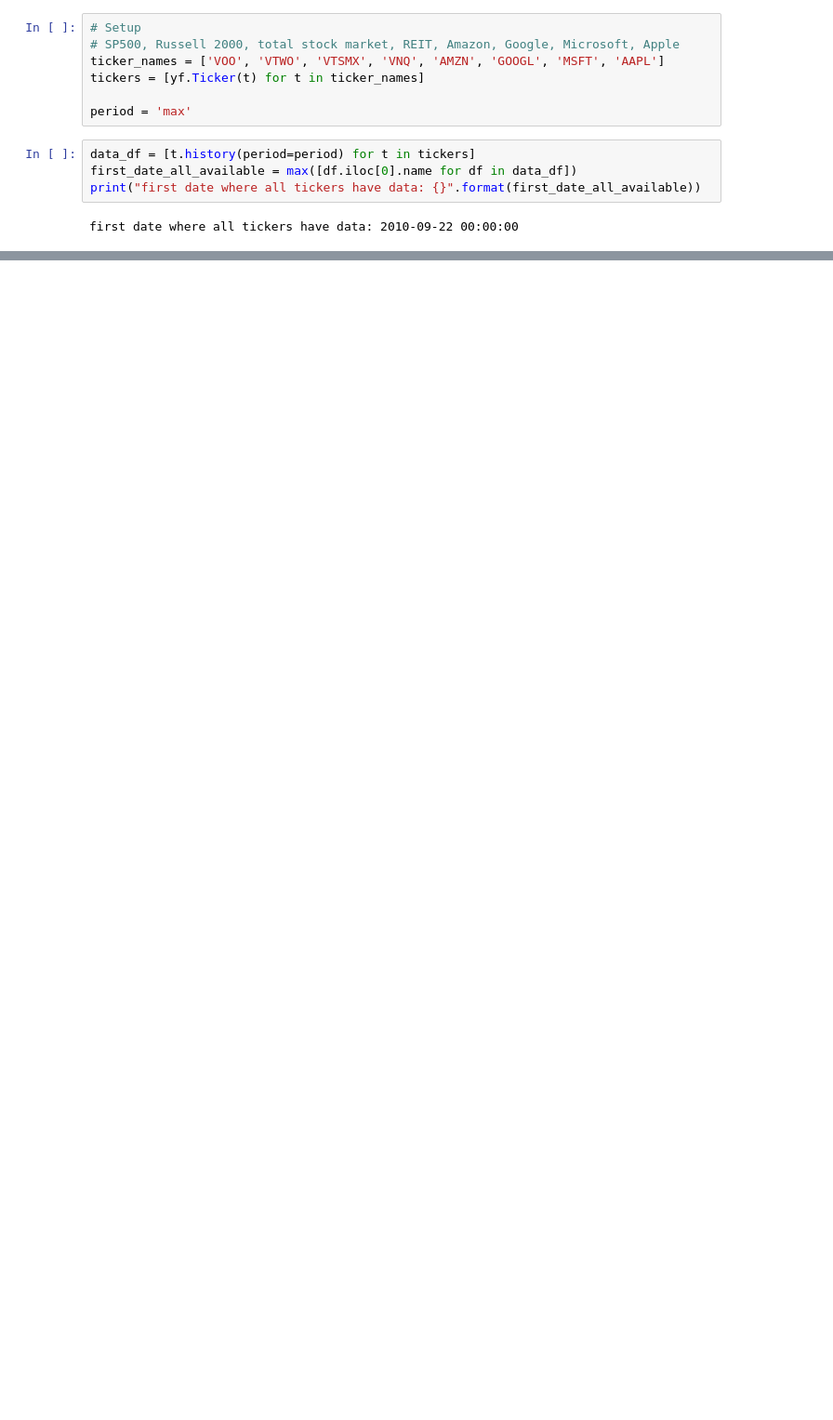
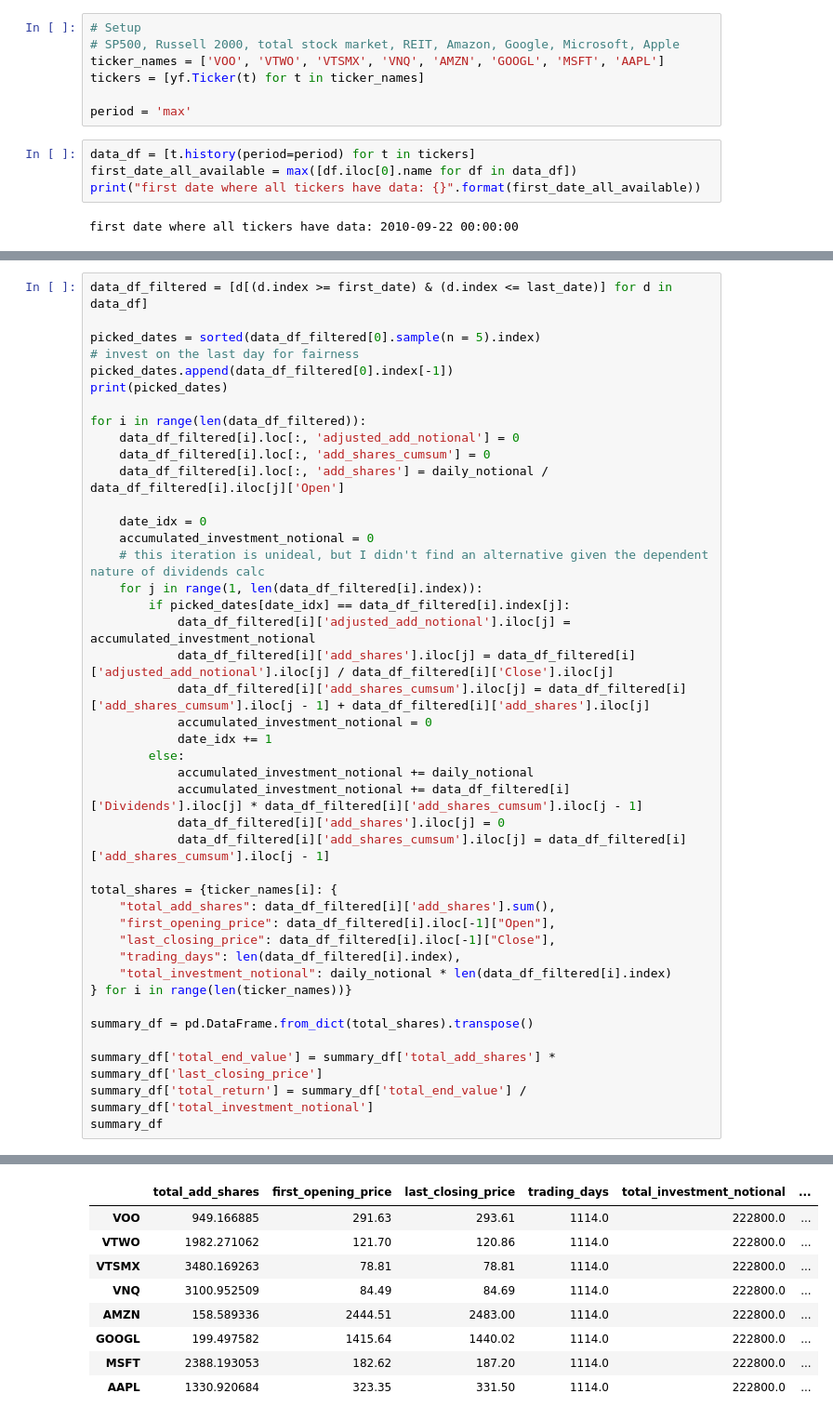
Before and after one commit to zhehaowang/zhehao.me, a Jupyter notebook: notebooks/dca.ipynb, the cells around one changed output, grey strips where cells are left out. Shown at 93% size. Saved outputs shown, nothing was run; the diff lists cells and outputs as text; blank space fills up the shorter version.

```diff
--- a/notebooks/dca.ipynb
+++ b/notebooks/dca.ipynb
@@ -112,0 +243,43 @@ summary_df
+# %%
+data_df_filtered = [d[(d.index >= first_date) & (d.index <= last_date)] for d in data_df]
+
+picked_dates = sorted(data_df_filtered[0].sample(n = 5).index)
+# invest on the last day for fairness
+picked_dates.append(data_df_filtered[0].index[-1])
+print(picked_dates)
+
+for i in range(len(data_df_filtered)):
+    data_df_filtered[i].loc[:, 'adjusted_add_notional'] = 0
+    data_df_filtered[i].loc[:, 'add_shares_cumsum'] = 0
+    data_df_filtered[i].loc[:, 'add_shares'] = daily_notional / data_df_filtered[i].iloc[j]['Open']
+
+    date_idx = 0
+    accumulated_investment_notional = 0
+    # this iteration is unideal, but I didn't find an alternative given the dependent nature of dividends calc
+    for j in range(1, len(data_df_filtered[i].index)):
+        if picked_dates[date_idx] == data_df_filtered[i].index[j]:
+            data_df_filtered[i]['adjusted_add_notional'].iloc[j] = accumulated_investment_notional
+            data_df_filtered[i]['add_shares'].iloc[j] = data_df_filtered[i]['adjusted_add_notional'].iloc[j] / data_df_filtered[i]['Close'].iloc[j]
+            data_df_filtered[i]['add_shares_cumsum'].iloc[j] = data_df_filtered[i]['add_shares_cumsum'].iloc[j - 1] + data_df_filtered[i]['add_shares'].iloc[j]
+            accumulated_investment_notional = 0
+            date_idx += 1
+        else:
+            accumulated_investment_notional += daily_notional
+            accumulated_investment_notional += data_df_filtered[i]['Dividends'].iloc[j] * data_df_filtered[i]['add_shares_cumsum'].iloc[j - 1]
+            data_df_filtered[i]['add_shares'].iloc[j] = 0
+            data_df_filtered[i]['add_shares_cumsum'].iloc[j] = data_df_filtered[i]['add_shares_cumsum'].iloc[j - 1]
+
+total_shares = {ticker_names[i]: {
+    "total_add_shares": data_df_filtered[i]['add_shares'].sum(),
+    "first_opening_price": data_df_filtered[i].iloc[-1]["Open"],
+    "last_closing_price": data_df_filtered[i].iloc[-1]["Close"],
+    "trading_days": len(data_df_filtered[i].index),
+    "total_investment_notional": daily_notional * len(data_df_filtered[i].index)
+} for i in range(len(ticker_names))}
+
+summary_df = pd.DataFrame.from_dict(total_shares).transpose()
+
+summary_df['total_end_value'] = summary_df['total_add_shares'] * summary_df['last_closing_price']
+summary_df['total_return'] = summary_df['total_end_value'] / summary_df['total_investment_notional']
+summary_df
+# %% [output]
@@ -112,0 +302,9 @@ summary_df
+|  | total_add_shares | first_opening_price | last_closing_price | trading_days | total_investment_notional | ... |
+| VOO | 949.166885 | 291.63 | 293.61 | 1114.0 | 222800.0 | ... |
+| VTWO | 1982.271062 | 121.70 | 120.86 | 1114.0 | 222800.0 | ... |
+| VTSMX | 3480.169263 | 78.81 | 78.81 | 1114.0 | 222800.0 | ... |
+| VNQ | 3100.952509 | 84.49 | 84.69 | 1114.0 | 222800.0 | ... |
+| AMZN | 158.589336 | 2444.51 | 2483.00 | 1114.0 | 222800.0 | ... |
+| GOOGL | 199.497582 | 1415.64 | 1440.02 | 1114.0 | 222800.0 | ... |
+| MSFT | 2388.193053 | 182.62 | 187.20 | 1114.0 | 222800.0 | ... |
+| AAPL | 1330.920684 | 323.35 | 331.50 | 1114.0 | 222800.0 | ... |
```
Also changed, not shown: parts of 16 cells of this notebook.
